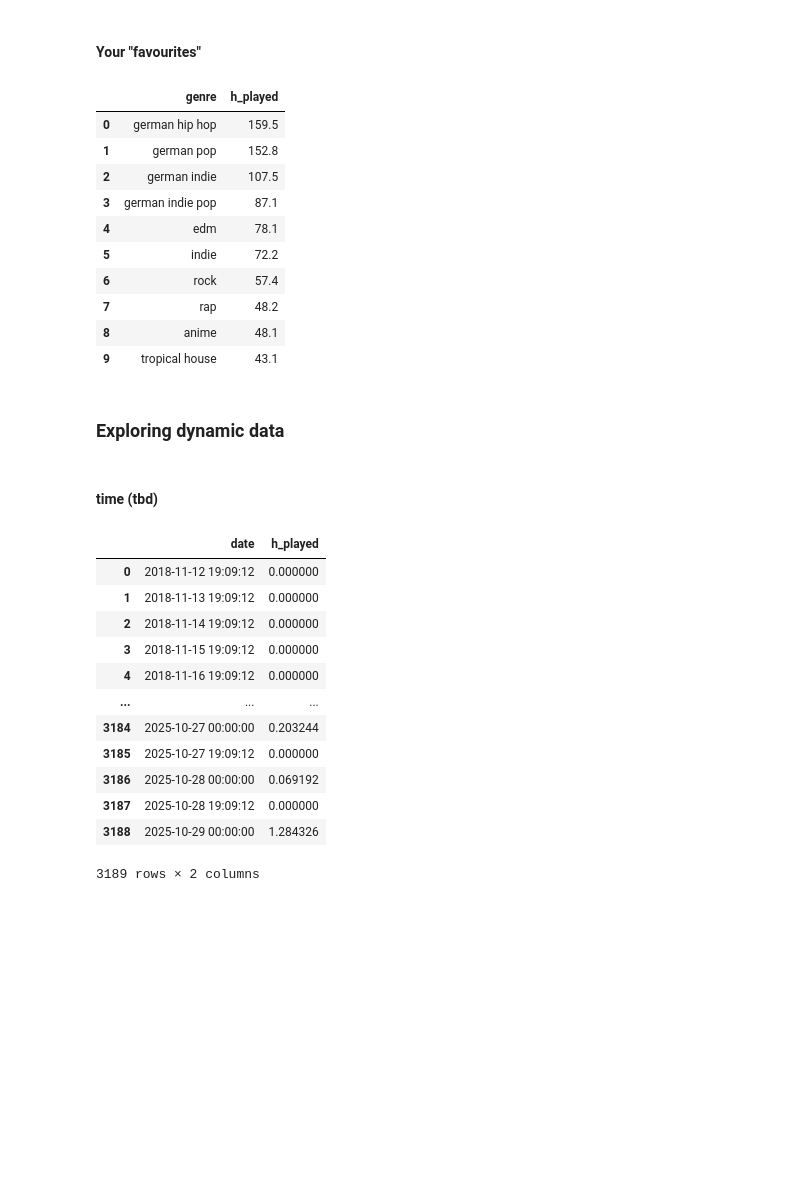
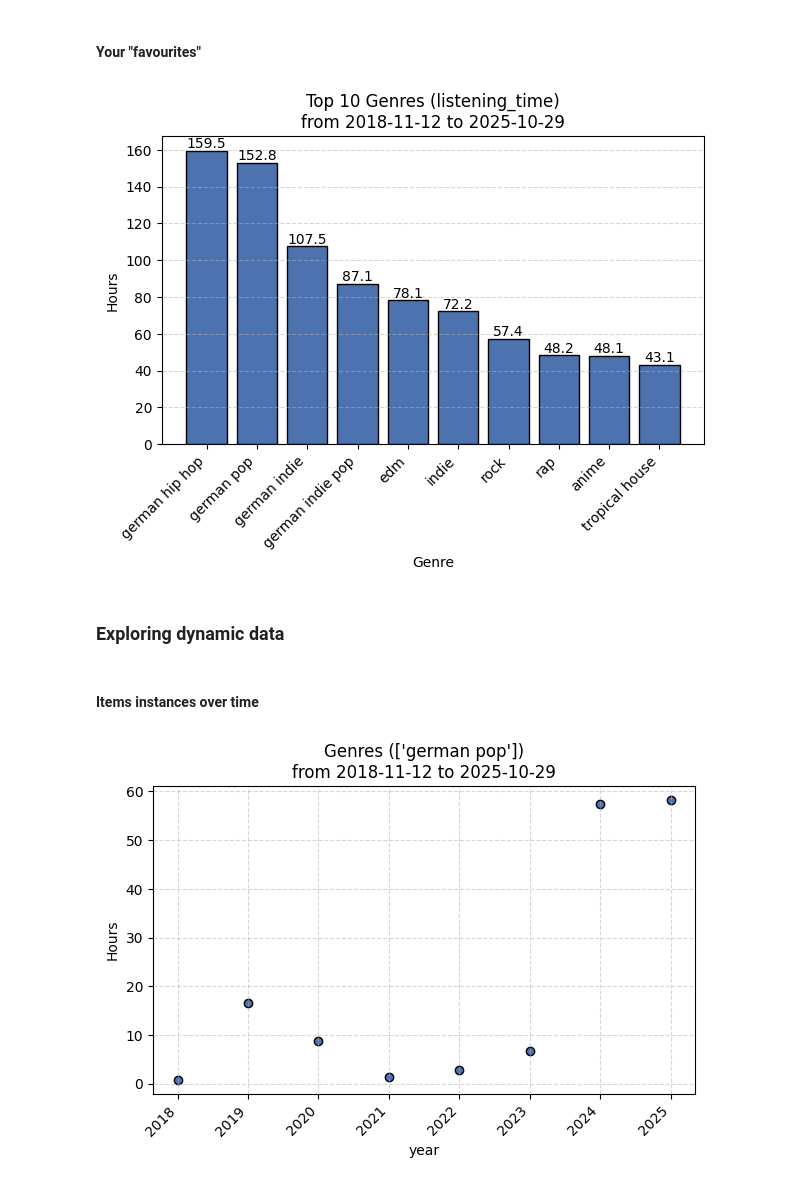
Before and after one commit to Innisvysom2/betterWrapped, a Jupyter notebook: betterWrapped.ipynb, the cells around one changed output. Saved outputs shown, nothing was run; the diff lists cells and outputs as text; code cells hidden in the pictures; blank space fills up the shorter version.

Commit message:
first steps into visualising interpretations of data

```diff
--- a/betterWrapped.ipynb
+++ b/betterWrapped.ipynb
@@ -334,27 +334,16 @@ def bar_plot(categories, values, start, end, title="Bar Chart", x_label="Categor
 # %%
 attribute = "genre" #artist_name, track_name, genre, album_name, country_name, region_name, city_name or platform
 top_count = 10 #the top n will be returned
 sorting_value = "listening_time" #track_count or listening_time
 time_format = "h_played" #ms_played, s_played, min_played, h_played, d_played
 start = time_scope("first") #"year-month-day" or "first"
 end = time_scope("last") #"year-month-day" or "last"
 
-#x = get_top_data(attribute, sorting_value, time_format, top_count, start, end)[attribute]
-#y = get_top_data(attribute, sorting_value, time_format, top_count, start, end).iloc[:,1]
-#bar_plot(x, y, start, end, f"Top {top_count} {dict_att_disp[attribute]}s ({sorting_value})", dict_att_disp[attribute], dict_att_disp[time_format])
-get_top_data(attribute, sorting_value, time_format, top_count, start, end)
+x = get_top_data(attribute, sorting_value, time_format, top_count, start, end)[attribute]
+y = get_top_data(attribute, sorting_value, time_format, top_count, start, end).iloc[:,-1]
+bar_plot(x, y, start, end, f"Top {top_count} {dict_att_disp[attribute]}s ({sorting_value})", dict_att_disp[attribute], dict_att_disp[time_format])
 # %% [output]
-|  | genre | h_played |
-| 0 | german hip hop | 159.5 |
-| 1 | german pop | 152.8 |
-| 2 | german indie | 107.5 |
-| 3 | german indie pop | 87.1 |
-| 4 | edm | 78.1 |
-| 5 | indie | 72.2 |
-| 6 | rock | 57.4 |
-| 7 | rap | 48.2 |
-| 8 | anime | 48.1 |
-| 9 | tropical house | 43.1 |
+[figure, added]
 # %% [markdown]
 ### Exploring dynamic data
 # %%
@@ -381,7 +370,7 @@ weekday_names = {0: "Monday",
                  6: "Sunday"
 }
 # %% [markdown]
-#### time (tbd)
+#### Items instances over time
 # %%
 def scatter_plot(x_values, y_values, start, end, title="Scatter Plot", x_label="X", y_label="Y"):
     fig, ax = plt.subplots(figsize=(7, 4))
@@ -441,23 +430,10 @@ item = ["german pop"] #enter an item (or items) contained in attribute
 measuring_value = "h_played" #count, ms_played, s_played, min_played, h_played, d_played
 start = time_scope("first") #"year-month-day" or "first"
 end = time_scope("last") #"year-month-day" or "last"
-format = "day" #average_monthday, average_weekday, average_month, day, month, year
+format = "year" #average_monthday, average_weekday, average_month, day, month, year
 
-#x = get_listening_dates_counted(attribute, item, measuring_value, start, end, format)["date"]
-#y = get_listening_dates_counted(attribute, item, measuring_value, start, end, format)[measuring_value]
-#scatter_plot(x, y, start, end, f"{dict_att_disp[attribute]}s ({measuring_value})", dict_att_disp[attribute], format)
-get_listening_dates_counted(attribute, item, measuring_value, start, end, format)
+x = get_listening_dates_counted(attribute, item, measuring_value, start, end, format)["date"]
+y = get_listening_dates_counted(attribute, item, measuring_value, start, end, format)[measuring_value]
+scatter_plot(x, y, start, end, f"{dict_att_disp[attribute]}s ({item})", format, dict_att_disp[measuring_value])
 # %% [output]
-|  | date | h_played |
-| 0 | 2018-11-12 19:09:12 | 0.000000 |
-| 1 | 2018-11-13 19:09:12 | 0.000000 |
-| 2 | 2018-11-14 19:09:12 | 0.000000 |
-| 3 | 2018-11-15 19:09:12 | 0.000000 |
-| 4 | 2018-11-16 19:09:12 | 0.000000 |
-| ... | ... | ... |
-| 3184 | 2025-10-27 00:00:00 | 0.203244 |
-| 3185 | 2025-10-27 19:09:12 | 0.000000 |
-| 3186 | 2025-10-28 00:00:00 | 0.069192 |
-| 3187 | 2025-10-28 19:09:12 | 0.000000 |
-| 3188 | 2025-10-29 00:00:00 | 1.284326 |
-3189 rows × 2 columns
+[figure, added]
```
Also changed, not shown: parts of 5 cells of this notebook.
